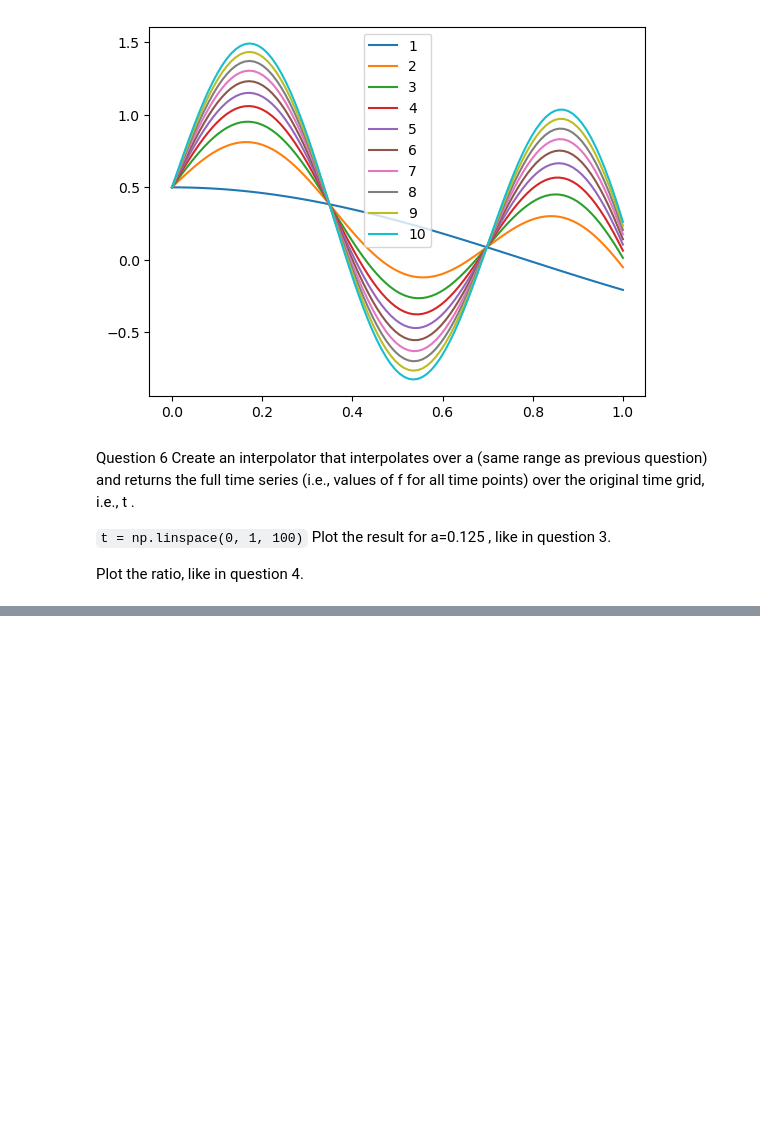
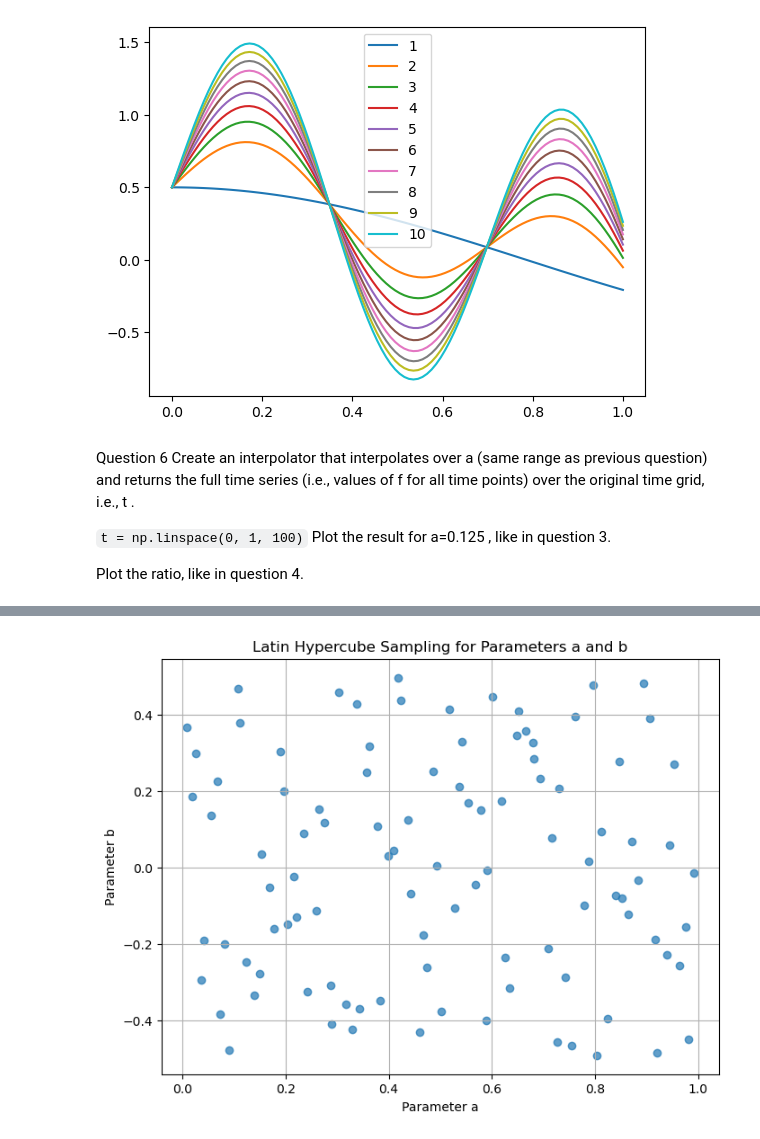
Before and after one commit to claytonbytyci/D400-Interpolation-Curse-of-Dimensionality, a Jupyter notebook: interpolator.ipynb, the cells around one changed output, grey strips where cells are left out. Saved outputs shown, nothing was run; the diff lists cells and outputs as text; code cells hidden in the pictures; blank space fills up the shorter version.

```diff
--- a/interpolator.ipynb
+++ b/interpolator.ipynb
@@ -185,0 +292,30 @@ Plot the ratio, like in question 4.
+# %%
+import numpy as np
+import pandas as pd
+from scipy.interpolate import RegularGridInterpolator
+from pyDOE import lhs  # For Latin Hypercube Sampling
+
+# Define the ranges for `a`, `b`, and `t`
+t = np.linspace(0, 1, 100)  # Time range with 100 points
+a_range = (0., 1.0)
+b_range = (-0.5, 0.5)
+
+# Generate Latin Hypercube samples for `a` and `b`
+n_samples = 100  # Define the number of samples for each parameter
+lhs_samples = lhs(2, samples=n_samples)  # Latin Hypercube sampling in 2D
+
+
+
+# Scale the samples to the range of `a` and `b`
+a_values = a_range[0] + lhs_samples[:, 0] * (a_range[1] - a_range[0])
+b_values = b_range[0] + lhs_samples[:, 1] * (b_range[1] - b_range[0])
+# Plot the Latin Hypercube samples as a 2D scatter plot
+plt.figure(figsize=(8, 6))
+plt.scatter(a_values, b_values, alpha=0.7)
+plt.xlabel("Parameter a")
+plt.ylabel("Parameter b")
+plt.title("Latin Hypercube Sampling for Parameters a and b")
+plt.grid(True)
+plt.show()
+# %% [output]
+[figure, added]
```
Also changed, not shown: parts of 15 cells of this notebook.
